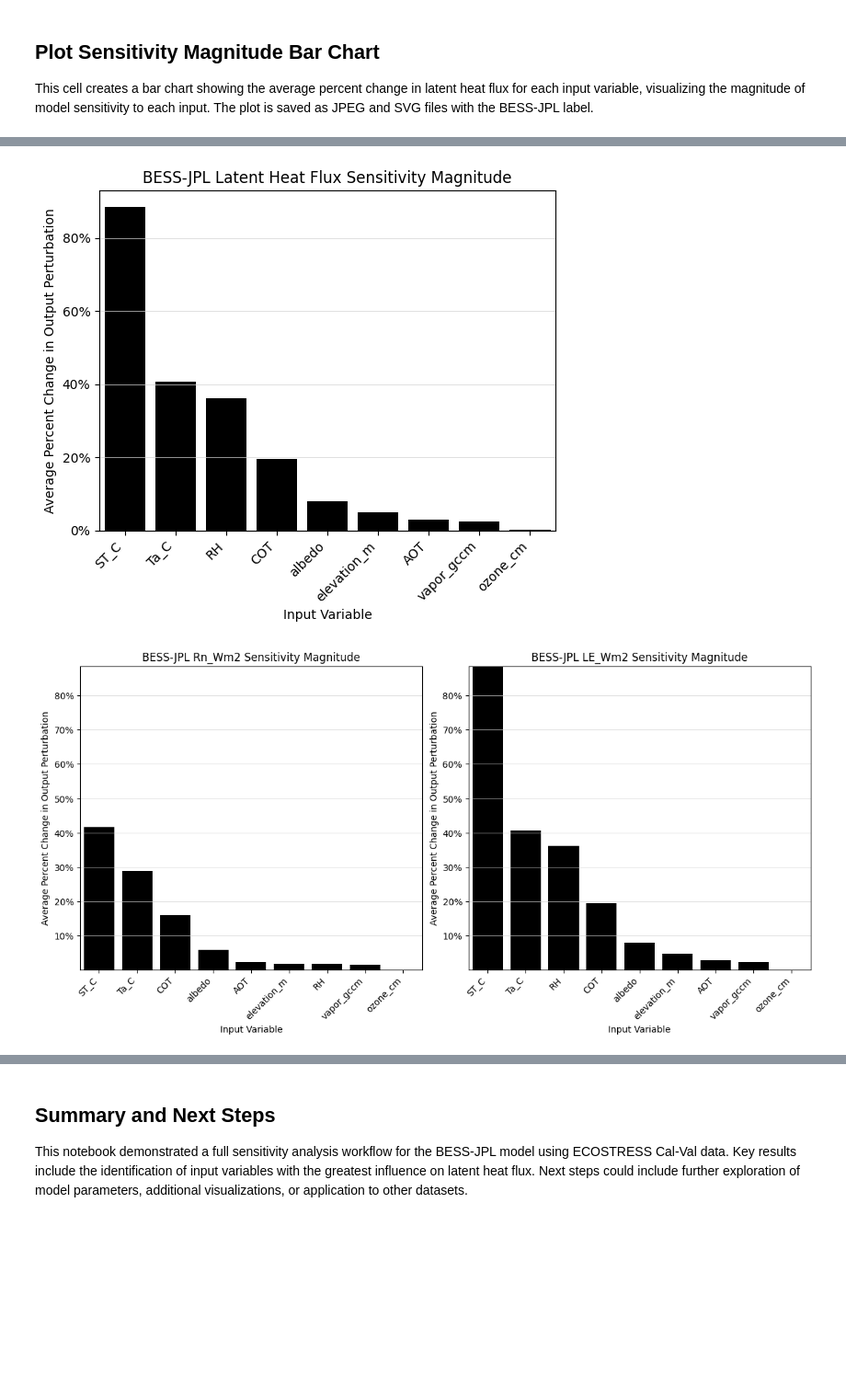
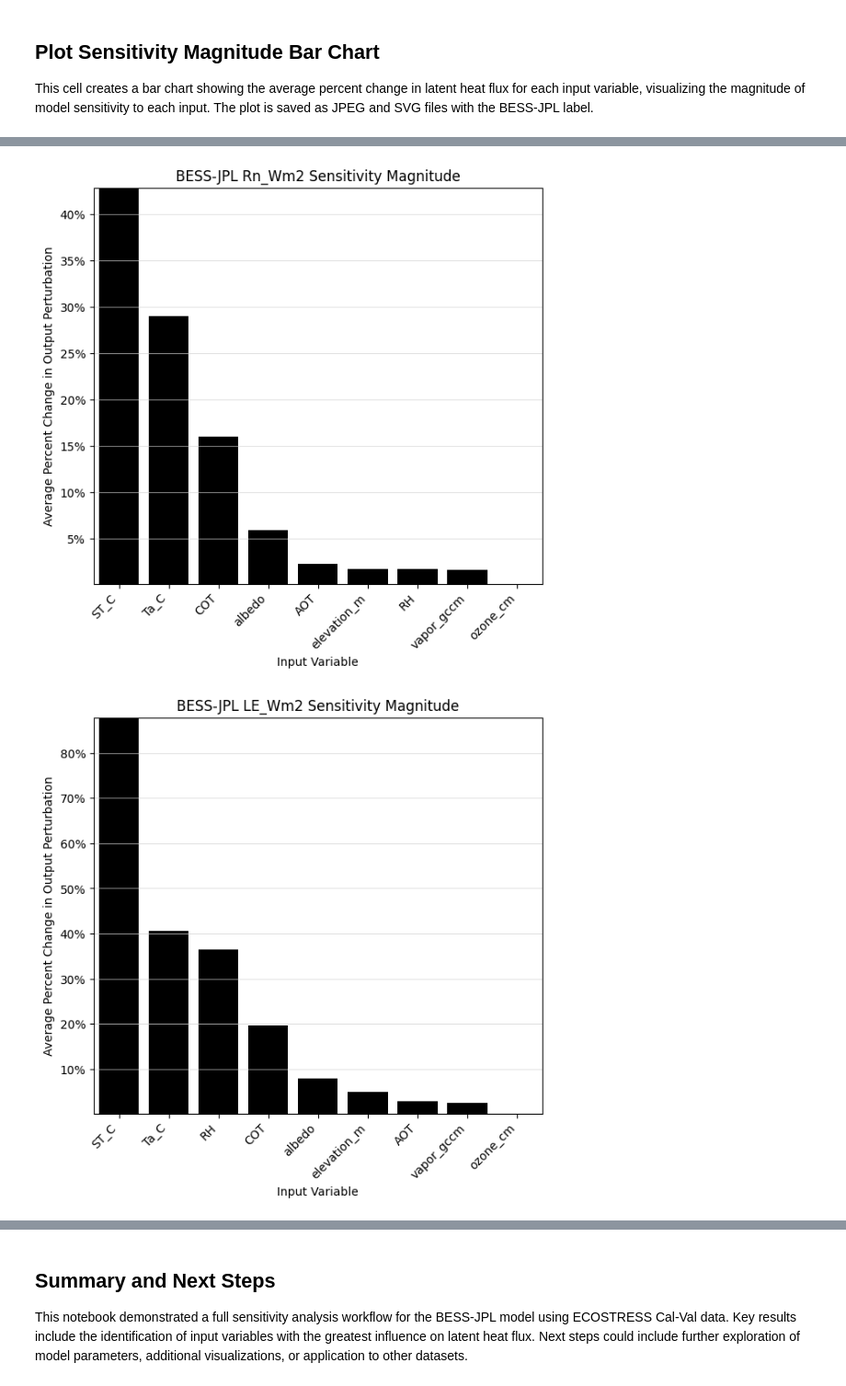
Before and after one commit to JPL-Evapotranspiration-Algorithms/BESS-JPL, a Jupyter notebook: notebooks/BESS-JPL Sensitivity with ECOv002 Cal-Val.ipynb, the cells around one changed output, grey strips where cells are left out. Shown at 92% size. Saved outputs shown, nothing was run; the diff lists cells and outputs as text; code cells hidden in the pictures; blank space fills up the shorter version.

Commit message:
sensitivity analysis figures

```diff
--- a/notebooks/BESS-JPL Sensitivity with ECOv002 Cal-Val.ipynb
+++ b/notebooks/BESS-JPL Sensitivity with ECOv002 Cal-Val.ipynb
@@ -510,7 +514,7 @@ np.float64(0.023897070506842068)
 This cell performs a comprehensive sensitivity analysis by perturbing several input variables (surface temperature, NDVI, albedo, air temperature, relative humidity) and measuring their effect on latent heat flux. The results are summarized in a DataFrame.
 # %%
 input_variables = ["ST_C", "albedo", "Ta_C", "RH", "AOT", "COT", "vapor_gccm", "ozone_cm", "elevation_m"]
-output_variables = ["Rn_Wm2", "LE_Wm2"]
+output_variables = ["Rn_Wm2", "LE_Wm2", "GPP"]
 
 perturbation_df, sensitivity_metrics_df = sensitivity_analysis(
     input_df=input_df,
@@ -604,51 +579,0 @@ plt.show()
-# %%
-df = sensitivity_metrics_df
-df = df[(df.output_variable == "LE_Wm2") & (df.metric == "mean_normalized_change")]
-df = df.sort_values(by="value", ascending=False)  # Sort bars in descending order
-ax = sns.barplot(x=df.input_variable, y=df.value * 100, color='black')
-
-# Rotate x-axis labels 45 degrees
-ax.set_xticklabels(ax.get_xticklabels(), rotation=45, ha='right')
-
-plt.xlabel("Input Variable")
-plt.ylabel("Average Percent Change in Output Perturbation")
-plt.title("BESS-JPL Latent Heat Flux Sensitivity Magnitude")
-plt.grid(axis='y', color='lightgray', linestyle='-', linewidth=0.5)  # Add light gray horizontal gridlines only
-
-# Add percent sign to y-axis tick labels
-ax.yaxis.set_major_formatter(FuncFormatter(lambda y, _: f'{int(y)}%'))
-
-plt.savefig("BESS-JPL Latent Heat Flux Sensitivity Magnitude.jpeg", format='jpeg', bbox_inches='tight')
-plt.savefig("BESS-JPL Latent Heat Flux Sensitivity Magnitude.svg", format='svg', bbox_inches='tight')
-
-plt.show()
-# %% [output]
-[figure, removed]
-# %%
-from typing import Union, List
-
-def sensitivity_magnitude_barchart(
-        model_name: str,
-        output_variable: Union[str, List[str]],
-        df: pd.DataFrame,
-        metric: str = "mean_normalized_change"):
-
-    df = df[(df.output_variable == output_variable) & (df.metric == metric)]
-    df = df.sort_values(by="value", ascending=False)  # Sort bars in descending order
-    ax = sns.barplot(x=df.input_variable, y=df.value * 100, color='black')
-
-    # Rotate x-axis labels 45 degrees
-    ax.set_xticklabels(ax.get_xticklabels(), rotation=45, ha='right')
-
-    plt.xlabel("Input Variable")
-    plt.ylabel("Average Percent Change in Output Perturbation")
-    plt.title(f"{model_name} {output_variable} Sensitivity Magnitude")
-    plt.grid(axis='y', color='lightgray', linestyle='-', linewidth=0.5)  # Add light gray horizontal gridlines only
-
-    # Add percent sign to y-axis tick labels
-    ax.yaxis.set_major_formatter(FuncFormatter(lambda y, _: f'{int(y)}%'))
-
-    plt.savefig(f"{model_name} {output_variable} Sensitivity Magnitude.jpeg", format='jpeg', bbox_inches='tight')
-    plt.savefig(f"{model_name} {output_variable} Sensitivity Magnitude.svg", format='svg', bbox_inches='tight')
-
-    plt.show()
@@ -753,8 +580,10 @@ def sensitivity_magnitude_barchart(
 # %%
-sensitivity_magnitude_barchart(
-    model_name="BESS-JPL",
-    output_variable=["Rn_Wm2", "LE_Wm2"],
-    df=sensitivity_metrics_df
-)
+for output_variable in output_variables:
+    sensitivity_magnitude_barchart(
+        model_name="BESS-JPL",
+        output_variable=output_variable,
+        df=sensitivity_metrics_df
+    )
 # %% [output]
-[figure, old version]
+[figure, new version]
+[figure, added]
```
Also changed, not shown: parts of 16 cells of this notebook, 15 other files.
